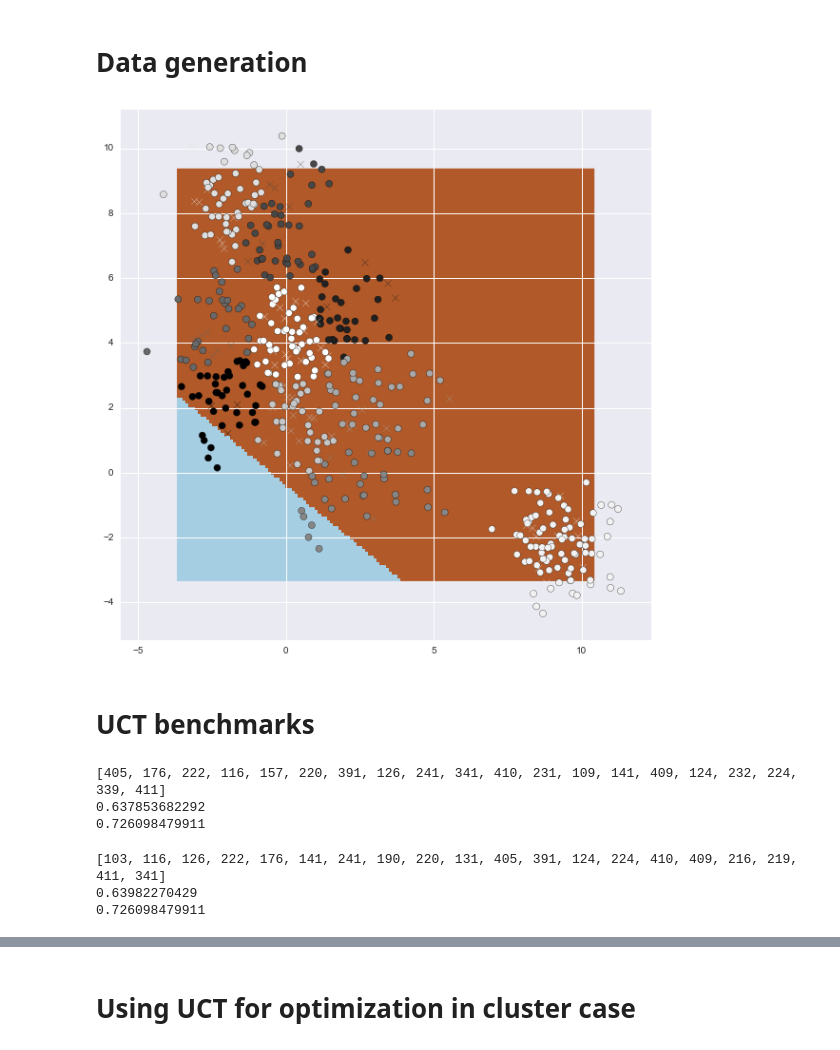
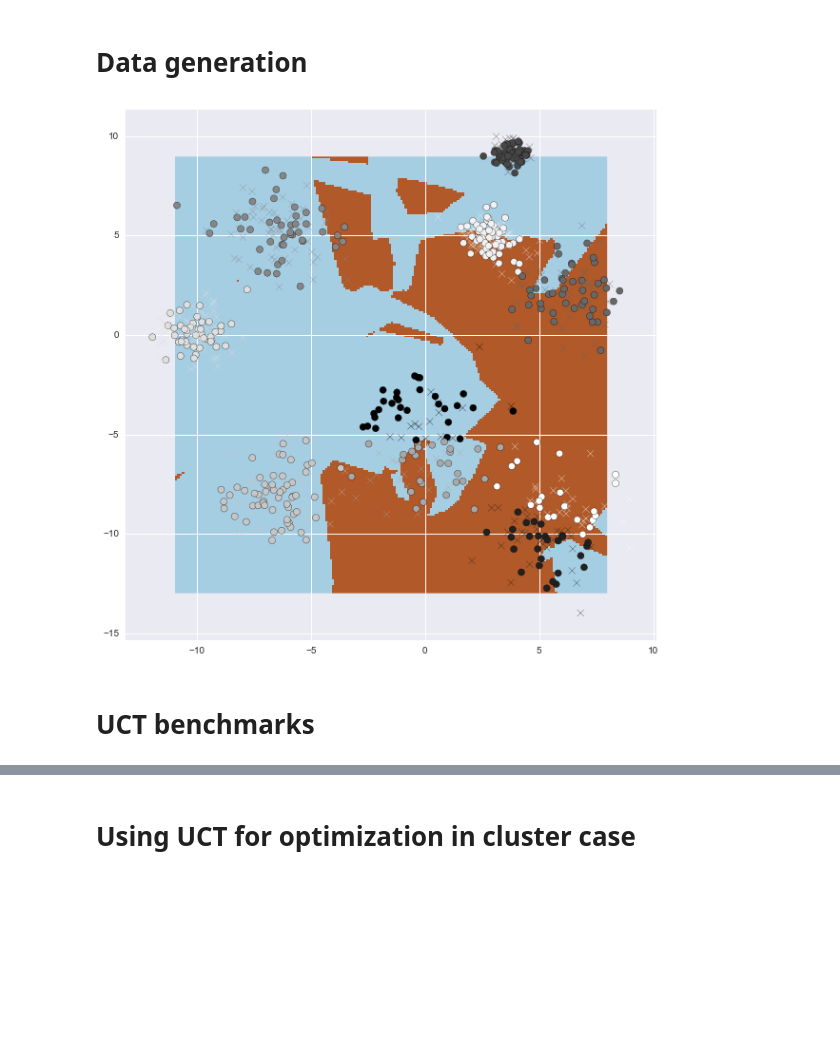
Before and after one commit to gmum/mlls2015, a Jupyter notebook: notebooks/uct-cluster.ipynb, the cells around one changed output, grey strips where cells are left out. Drawn from its saved outputs; the diff is of its cells as text; code cells hidden in the pictures; blank space fills up the shorter version.

```diff
--- a/notebooks/uct-cluster.ipynb
+++ b/notebooks/uct-cluster.ipynb
@@ -52,54 +55,59 @@ def exponential_pairwise_distances(x1, x2):
 # %% [markdown]
 # Data generation
 # %%
+rng = 10
+rng = check_random_state(rng)
+
 def gauss_sample(N, K, D=2):
-    mean = np.random.RandomState(0).uniform(-10,10, size=(N,D))
-    dev = np.random.RandomState(0).uniform(0.1, 2, size=(N,))
-    size = np.random.RandomState(0).uniform(0.5*K, 1.5*K, size=(N,))
+    mean = rng.uniform(-10,10, size=(N,D))
+    dev = rng.uniform(0.1, 2, size=(N,))
+    size = rng.uniform(0.5*K, 1.5*K, size=(N,))
     X = []
+    y = []
     for m,d,s in zip(mean, dev,size):
-        X.append(np.random.RandomState(0).normal(m, d, size=(K,D)))
-    return np.vstack(X)
+        X.append(rng.normal(m, d, size=(K,D)))
+        y.append((rng.uniform(0, 1, size=(K)) > 0.5).astype("int"))
+    return np.vstack(X), np.hstack(y)
 
 ### Sample some data from multivariate gauss distribution ###
-X = gauss_sample(5, 100, 2)
+X, y = gauss_sample(8, 100, 2)
 m = KMeans(n_clusters=10).fit_predict(X)
-hyperplane = np.random.RandomState(0).uniform(0,1,size=(3,))
-y = np.array([hyperplane[0:2].dot(p.reshape(-1,1)) + hyperplane[2] >= 0 for p in X]).reshape(-1)
-samples = np.random.RandomState(0).choice(range(X.shape[0]), 100)
+# hyperplane = rng.uniform(0,1,size=(3,))
+# y = np.array([hyperplane[0:2].dot(p.reshape(-1,1)) + hyperplane[2] >= 0 for p in X]).reshape(-1)
+
+samples = rng.choice(range(X.shape[0]), 50)
 y = mask_unknowns(y, range(len(y)))
 # Unmask part of data
 y[samples] = y.data[samples]
 
-### Plot imperfect Perceptron and additionally coloured clusters of data ###
-# 'x' are 1s and 'o' are 0s
 
 m = KMeans(n_clusters=10).fit_predict(X)
-model = Perceptron().fit(X[samples], y[samples])
+# model = Perceptron().fit(X[samples], y[samples])
+model = sklearn.neighbors.KNeighborsClassifier(n_neighbors=5).fit(X[samples], y[samples])
 plt.figure(figsize=(10,10))
 
 
 # Plot the decision boundary. For that, we will assign a color to each
 h = 0.1
 x_min, x_max = X[:, 0].min() + 1, X[:, 0].max() - 1
 y_min, y_max = X[:, 1].min() + 1, X[:, 1].max() - 1
 xx, yy = np.meshgrid(np.arange(x_min, x_max, h), np.arange(y_min, y_max, h))
 
 # Obtain labels for each point in mesh. Use last trained model.
 Z = model.predict(np.c_[xx.ravel(), yy.ravel()])
 
 # Put the result into a color plot
 Z = Z.reshape(xx.shape)
 plt.imshow(Z, interpolation='nearest',
            extent=(xx.min(), xx.max(), yy.min(), yy.max()),
            cmap=plt.cm.Paired,
            aspect='auto', origin='lower')
 
 # True example labels
 for mark, cls in zip(['o','x'], [0,1]):
-    plt.scatter(X[y==cls, 0], X[y==cls, 1],s=50,c = m[y==cls], marker=mark)
+    plt.scatter(X[y.data==cls, 0], X[y.data==cls, 1],s=50,c = m[y.data==cls], marker=mark)
 # %% [output]
-[figure, old version]
+[figure, new version]
 # %%
 def uqgb_strategy(game, N=2000, policy=ucb_policy, _use_playout_and_score=True, solver="iterative", rng=777):
     state = {"ids": [], "cluster_ids": []}
@@ -175,10 +183,6 @@ uqgb_solution = uqgb_strategy(game=game_cluster, N=N, policy=ucb_policy, _use_pl
 print uqgb_solution
 print scorer.score(uqgb_solution, remap=True)
 print scorer.score(qgb_solution, remap=False)
-# %% [output]
-[405, 176, 222, 116, 157, 220, 391, 126, 241, 341, 410, 231, 109, 141, 409, 124, 232, 224, 339, 411]
-0.637853682292
-0.726098479911
 # %%
 game_cluster3.rng = check_random_state(777) # Trick to ensure repeatability
 scorer.rng = check_random_state(777)
@@ -186,10 +190,6 @@ uqgb_solution = uqgb_strategy(game=game_cluster3, N=N, policy=ucb_policy, _use_p
 print uqgb_solution
 print scorer.score(uqgb_solution, remap=True)
 print scorer.score(qgb_solution, remap=False)
-# %% [output]
-[103, 116, 126, 222, 176, 141, 241, 190, 220, 131, 405, 391, 124, 224, 410, 409, 216, 219, 411, 341]
-0.63982270429
-0.726098479911
 # %%
 %%timeit
 game_cluster3.rng = check_random_state(777) # Trick to ensure repeatability
```
Also changed, not shown: parts of 17 cells of this notebook, 3 other files.
